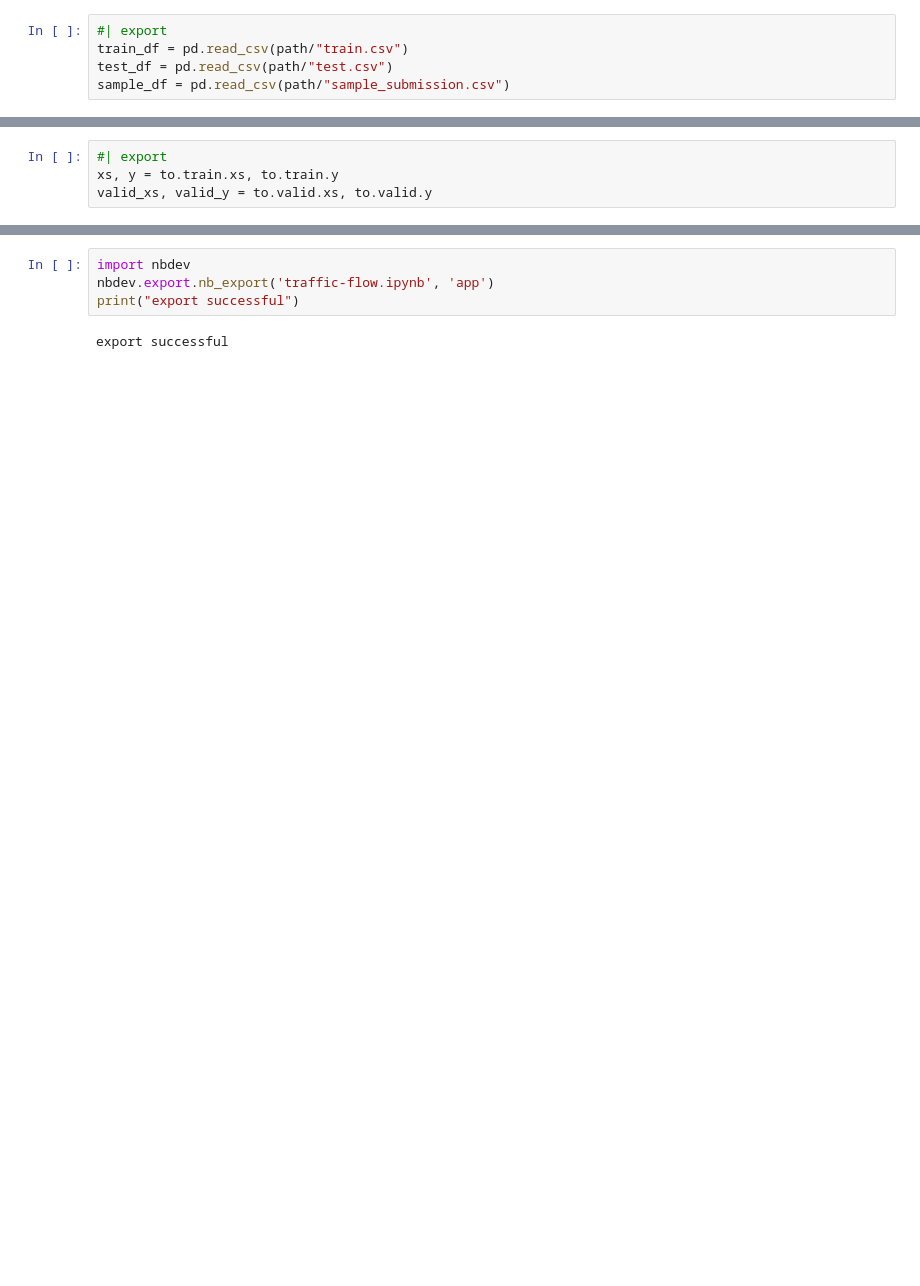
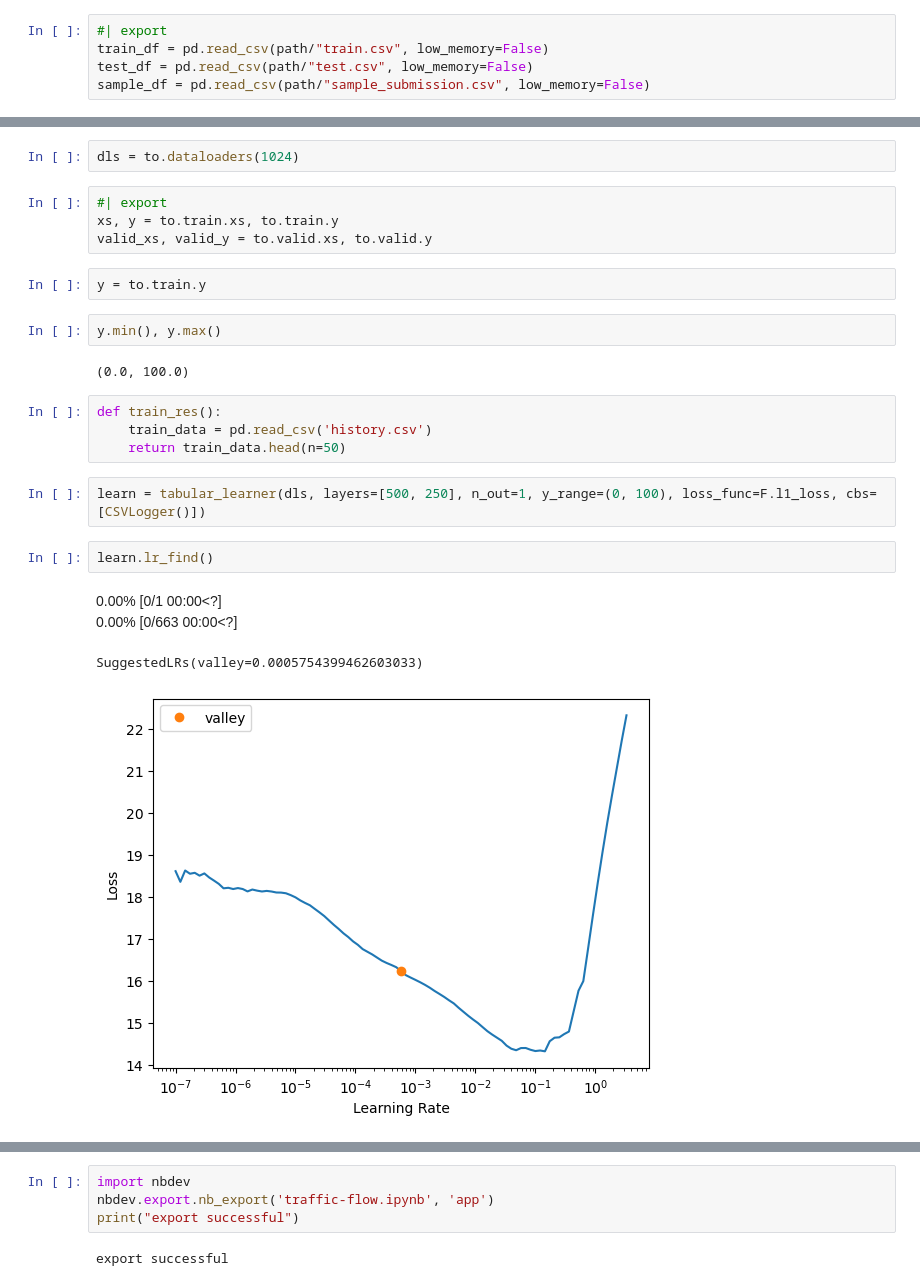
Before and after one commit to peterbull/tab-playground-mar-2022, a Jupyter notebook: traffic-flow.ipynb, the cells around one changed output, grey strips where cells are left out. Cells and saved outputs as stored; diff of their text form; blank space fills up the shorter version.

Commit message:
initial submission

```diff
--- a/traffic-flow.ipynb
+++ b/traffic-flow.ipynb
@@ -44,9 +46,9 @@ path = setup_comp(comp, install='fastai')
 ### Transform Data
 # %%
 #| export
-train_df = pd.read_csv(path/"train.csv")
-test_df = pd.read_csv(path/"test.csv")
-sample_df = pd.read_csv(path/"sample_submission.csv")
+train_df = pd.read_csv(path/"train.csv", low_memory=False)
+test_df = pd.read_csv(path/"test.csv", low_memory=False)
+sample_df = pd.read_csv(path/"sample_submission.csv", low_memory=False)
 # %% [markdown]
 Combine training and test sets
 # %%
@@ -89,7 +87,28 @@ train_val_splits = (list(train_idxs[0]), list(valid_idxs[0]))
 # %%
 #| export
 to = TabularPandas(comb_df, procs, cat, cont, y_names=dep_var, splits=train_val_splits)
+# %%
+dls = to.dataloaders(1024)
 # %%
 #| export
 xs, y = to.train.xs, to.train.y
 valid_xs, valid_y = to.valid.xs, to.valid.y
+# %%
+y = to.train.y
+# %%
+y.min(), y.max()
+# %% [output]
+(0.0, 100.0)
+# %%
+def train_res():
+    train_data = pd.read_csv('history.csv')
+    return train_data.head(n=50)
+# %%
+learn = tabular_learner(dls, layers=[500, 250], n_out=1, y_range=(0, 100), loss_func=F.l1_loss, cbs=[CSVLogger()])
+# %%
+learn.lr_find()
+# %% [output]
+0.00% [0/1 00:00<?]
+0.00% [0/663 00:00<?]
+SuggestedLRs(valley=0.0005754399462603033)
+[figure, added]
```
Also changed, not shown: parts of 11 cells of this notebook, 3 other files.
